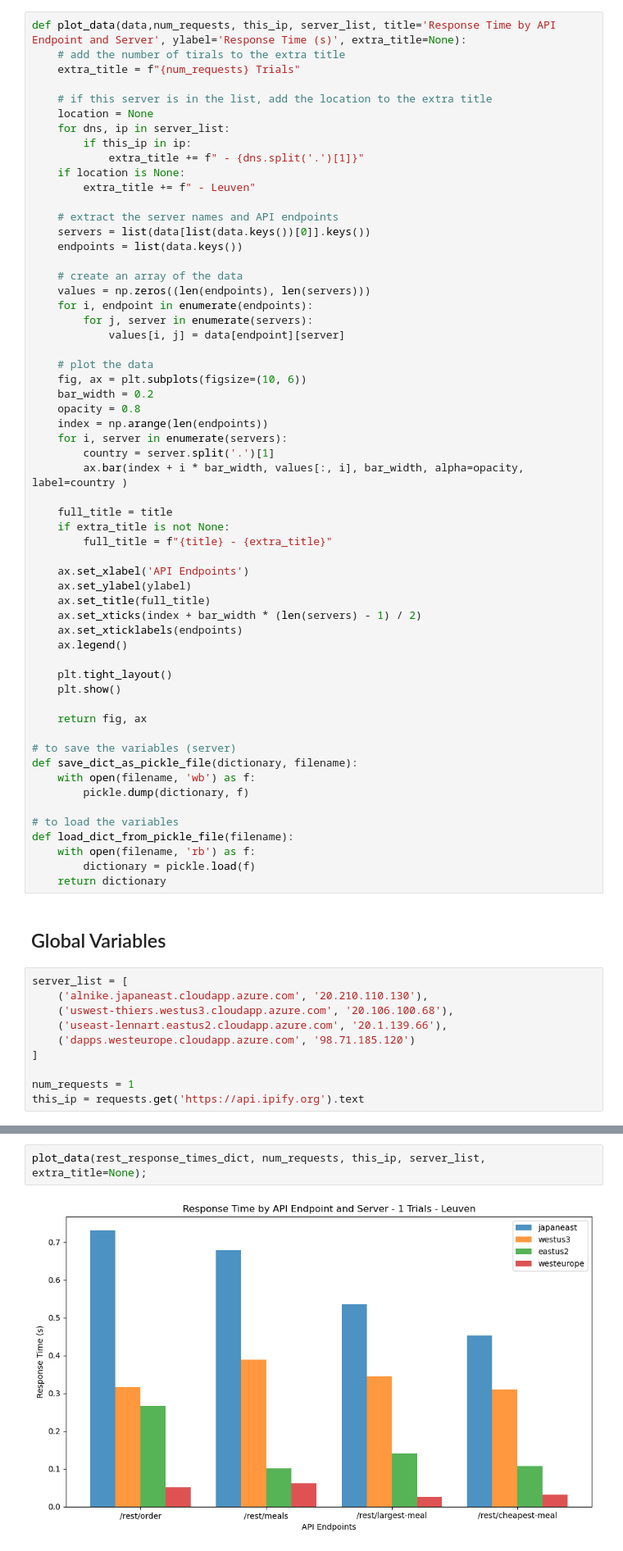
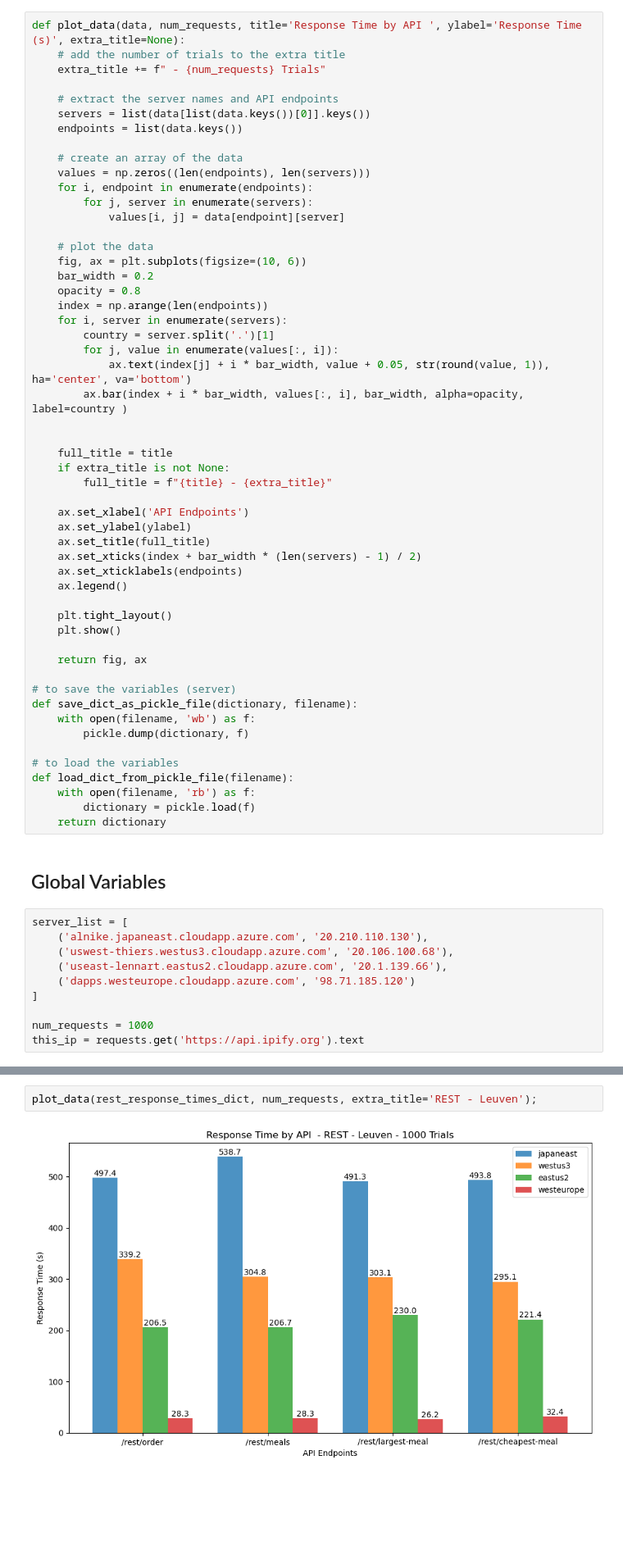
Before and after one commit to alken01/DA1-Cloud-Based-Deployment, a Jupyter notebook: server_test.ipynb, the cells around one changed output, grey strips where cells are left out. Shown at 82% size. Cells and saved outputs as stored; diff of their text form; blank space fills up the shorter version.

```diff
--- a/server_test.ipynb
+++ b/server_test.ipynb
@@ -103,17 +100,9 @@ def concurrent_test(dns, port, request_list, num_requests, req='REST'):
 # %% [markdown]
 ### Other Functions
 # %%
-def plot_data(data,num_requests, this_ip, server_list, title='Response Time by API Endpoint and Server', ylabel='Response Time (s)', extra_title=None):
-    # add the number of tirals to the extra title
-    extra_title = f"{num_requests} Trials"
-
-    # if this server is in the list, add the location to the extra title
-    location = None
-    for dns, ip in server_list:
-        if this_ip in ip:
-            extra_title += f" - {dns.split('.')[1]}"
-    if location is None:
-        extra_title += f" - Leuven"
+def plot_data(data, num_requests, title='Response Time by API ', ylabel='Response Time (s)', extra_title=None):
+    # add the number of trials to the extra title
+    extra_title += f" - {num_requests} Trials"
 
     # extract the server names and API endpoints
     servers = list(data[list(data.keys())[0]].keys())
@@ -132,7 +121,10 @@ def plot_data(data,num_requests, this_ip, server_list, title='Response Time by A
     index = np.arange(len(endpoints))
     for i, server in enumerate(servers):
         country = server.split('.')[1]
+        for j, value in enumerate(values[:, i]):
+            ax.text(index[j] + i * bar_width, value + 0.05, str(round(value, 1)), ha='center', va='bottom')
         ax.bar(index + i * bar_width, values[:, i], bar_width, alpha=opacity, label=country )
+
 
     full_title = title
     if extra_title is not None:
@@ -170,5 +162,5 @@ server_list = [
     ('dapps.westeurope.cloudapp.azure.com', '98.71.185.120')
 ]
 
-num_requests = 1
+num_requests = 1000
 this_ip = requests.get('https://api.ipify.org').text
@@ -220,5 +214,5 @@ URL: /rest/cheapest-meal, Method: GET, Total Response Time: 0.032
 # %%
-plot_data(rest_response_times_dict, num_requests, this_ip, server_list, extra_title=None);
+plot_data(rest_response_times_dict, num_requests, extra_title='REST - Leuven');
 # %% [output]
-[figure, old version]
+[figure, new version]
 # %% [markdown]
```
Also changed, not shown: parts of 25 cells of this notebook, 25 other files.
